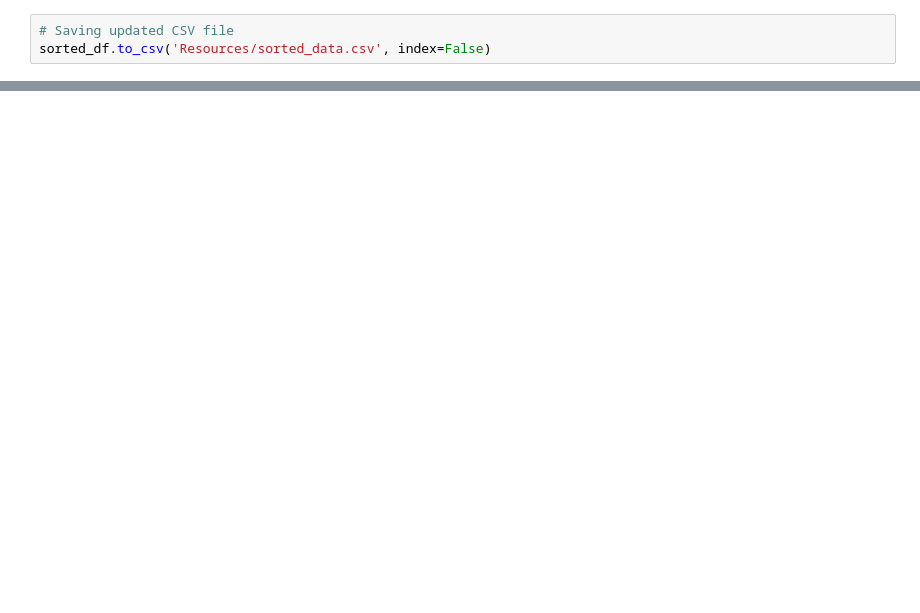
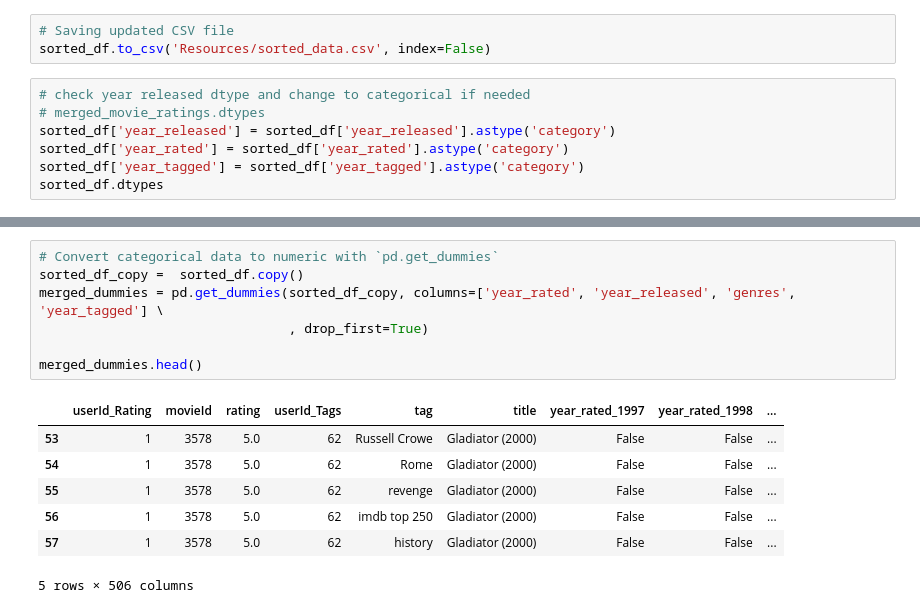
Before and after one commit to emilyclairevoyant/Project4, a Jupyter notebook: EmilySRoughWork.ipynb, the cells around one changed output, grey strips where cells are left out. Saved outputs shown, nothing was run; the diff lists cells and outputs as text; blank space fills up the shorter version.

```diff
--- a/EmilySRoughWork.ipynb
+++ b/EmilySRoughWork.ipynb
@@ -252,3 +252,10 @@ sorted_df.tail()
 # %%
 # Saving updated CSV file
 sorted_df.to_csv('Resources/sorted_data.csv', index=False)
+# %%
+# check year released dtype and change to categorical if needed
+# merged_movie_ratings.dtypes
+sorted_df['year_released'] = sorted_df['year_released'].astype('category')
+sorted_df['year_rated'] = sorted_df['year_rated'].astype('category')
+sorted_df['year_tagged'] = sorted_df['year_tagged'].astype('category')
+sorted_df.dtypes
@@ -254,0 +274,15 @@ sorted_df.to_csv('Resources/sorted_data.csv', index=False)
+# %%
+# Convert categorical data to numeric with `pd.get_dummies`
+sorted_df_copy =  sorted_df.copy()
+merged_dummies = pd.get_dummies(sorted_df_copy, columns=['year_rated', 'year_released', 'genres', 'year_tagged'] \
+                                , drop_first=True)
+
+merged_dummies.head()
+# %% [output]
+|  | userId_Rating | movieId | rating | userId_Tags | tag | title | year_rated_1997 | year_rated_1998 | ... |
+| 53 | 1 | 3578 | 5.0 | 62 | Russell Crowe | Gladiator (2000) | False | False | ... |
+| 54 | 1 | 3578 | 5.0 | 62 | Rome | Gladiator (2000) | False | False | ... |
+| 55 | 1 | 3578 | 5.0 | 62 | revenge | Gladiator (2000) | False | False | ... |
+| 56 | 1 | 3578 | 5.0 | 62 | imdb top 250 | Gladiator (2000) | False | False | ... |
+| 57 | 1 | 3578 | 5.0 | 62 | history | Gladiator (2000) | False | False | ... |
+5 rows × 506 columns
```
Also changed, not shown: parts of 6 cells of this notebook, 4 other files.
